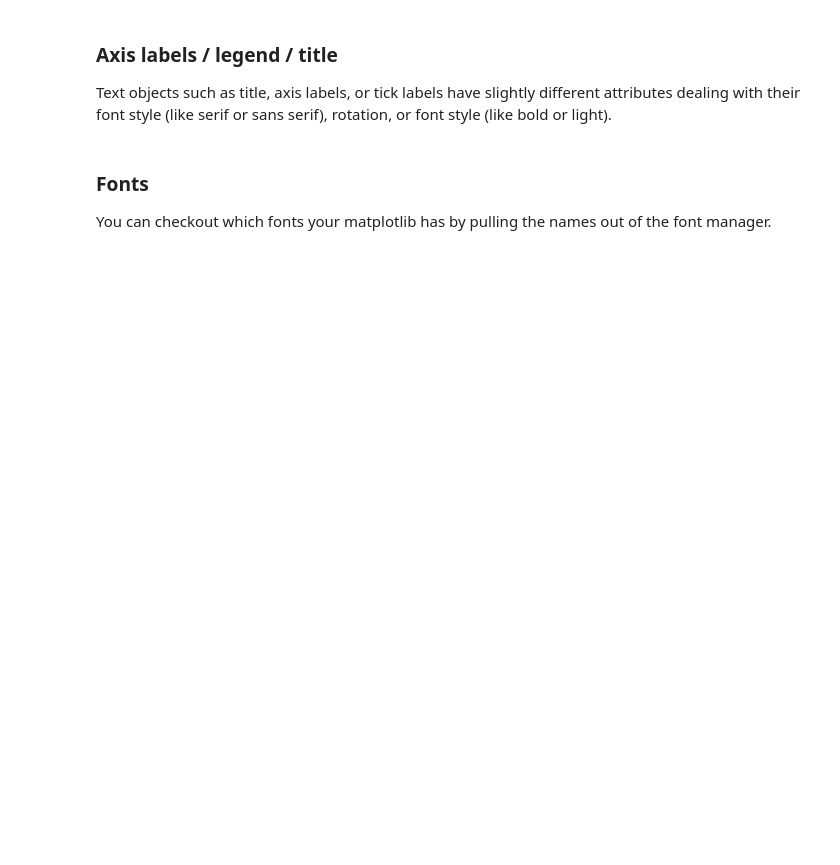
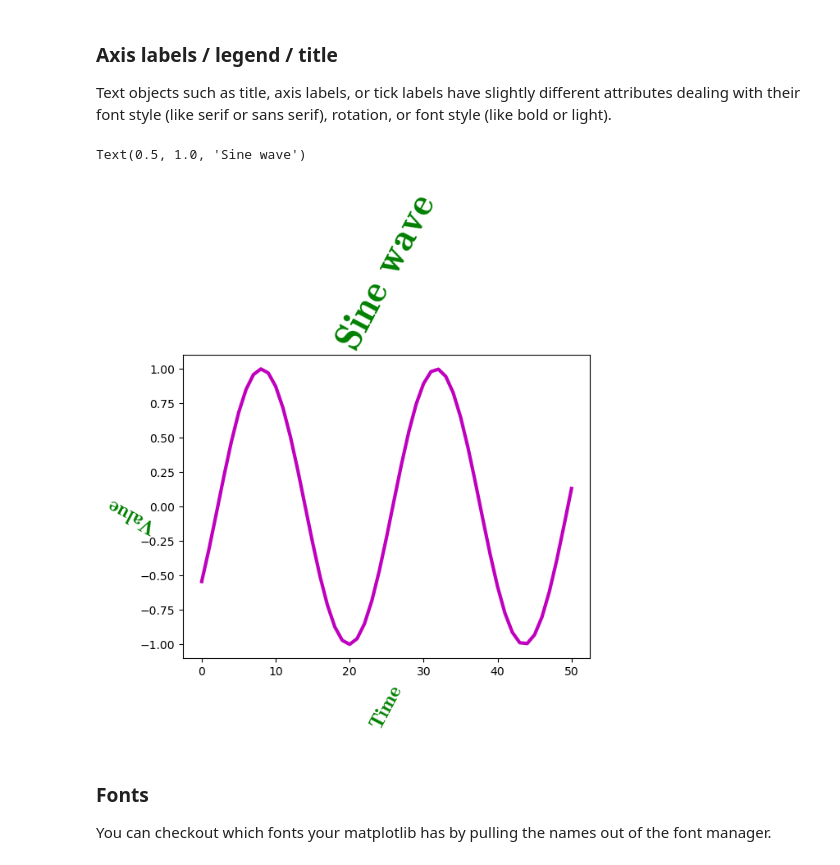
Before and after one commit to bballiew/480A5CourseMaterials, a Jupyter notebook: Module1-PreliminaryPython/M1F_Matplotlib.ipynb, the cells around one changed output. Cells and saved outputs as stored; diff of their text form; code cells hidden in the pictures; blank space fills up the shorter version.

```diff
--- a/Module1-PreliminaryPython/M1F_Matplotlib.ipynb
+++ b/Module1-PreliminaryPython/M1F_Matplotlib.ipynb
@@ -147,34 +155,37 @@ Text objects such as title, axis labels, or tick labels have slightly different
 linecolor = 'm'; linestyle = '-' ; lwidth = 3;
 plt.plot(x,y2, color=linecolor,\
          ls=linestyle,\
          lw = lwidth, )
 
-font = 'Helvetica' # ['Liberation Sans','Humor Sans','Liberation Serif','Liberation Mono']
+font = 'cmb10' # ['Liberation Sans','Humor Sans','Liberation Serif','Liberation Mono']
 xlabel = 'Time'
 ylabel = 'Value'
 title = 'Sine wave'
 label_fontsize = 18
 title_fontsize = 34
 
 font_rotation = 62
 weight = 'light' # ['ultralight', 'light', 'normal', 'regular', 'book', 'medium', 'roman', 'semibold', 'demibold', 'demi', 'bold', 'heavy', 'extra bold', 'black']
 color = 'green' # ['black','red','green','m','blue','#31f3ac',[R,G,B]]
 
 plt.xlabel(xlabel, fontsize= label_fontsize,
            fontfamily=font,
            fontweight = weight,
            color = color,
            rotation = font_rotation)
 plt.ylabel(ylabel, fontsize= label_fontsize,
            fontfamily=font,
            fontweight = weight,
            color = color,
            rotation = font_rotation+90)
 plt.title(title, fontsize= title_fontsize,
           fontfamily=font,
            fontweight = weight,
            color = color,
            rotation = font_rotation)
+# %% [output]
+Text(0.5, 1.0, 'Sine wave')
+[figure, added]
 # %% [markdown]
 
 ### Fonts
```
Also changed, not shown: parts of 9 cells of this notebook, 2 other files.
